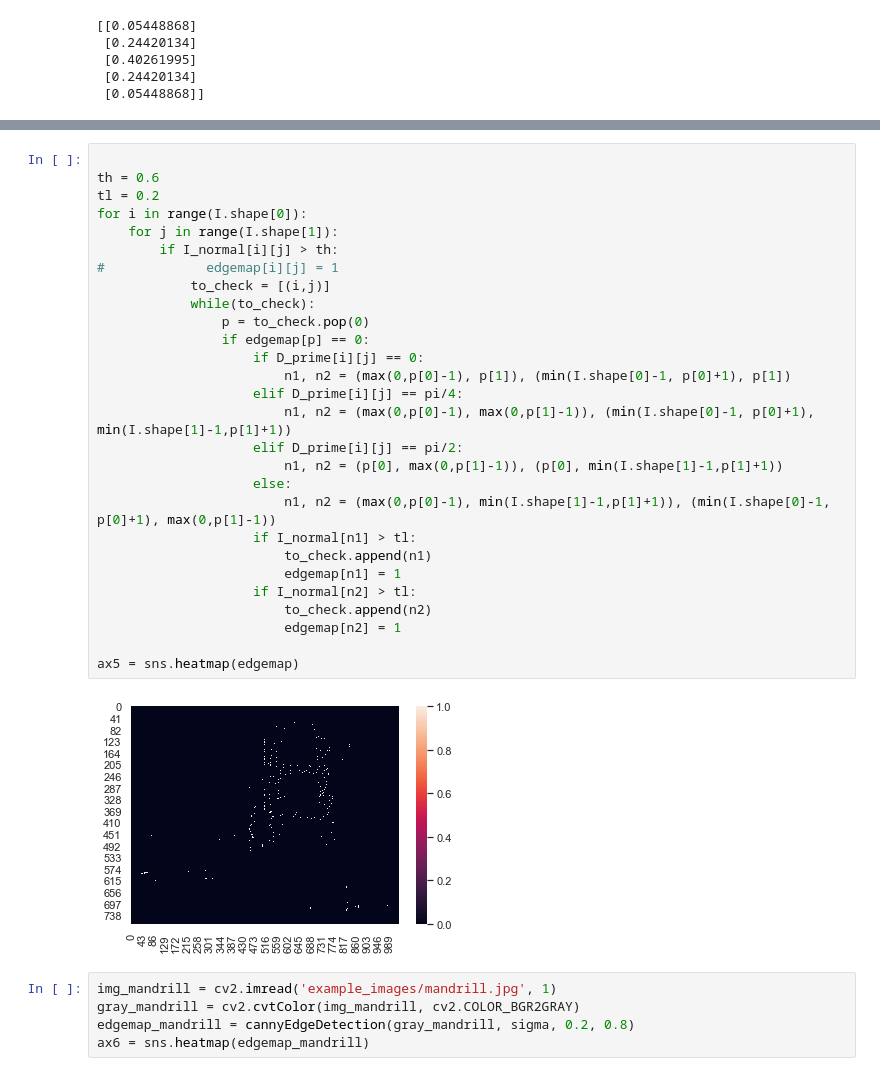
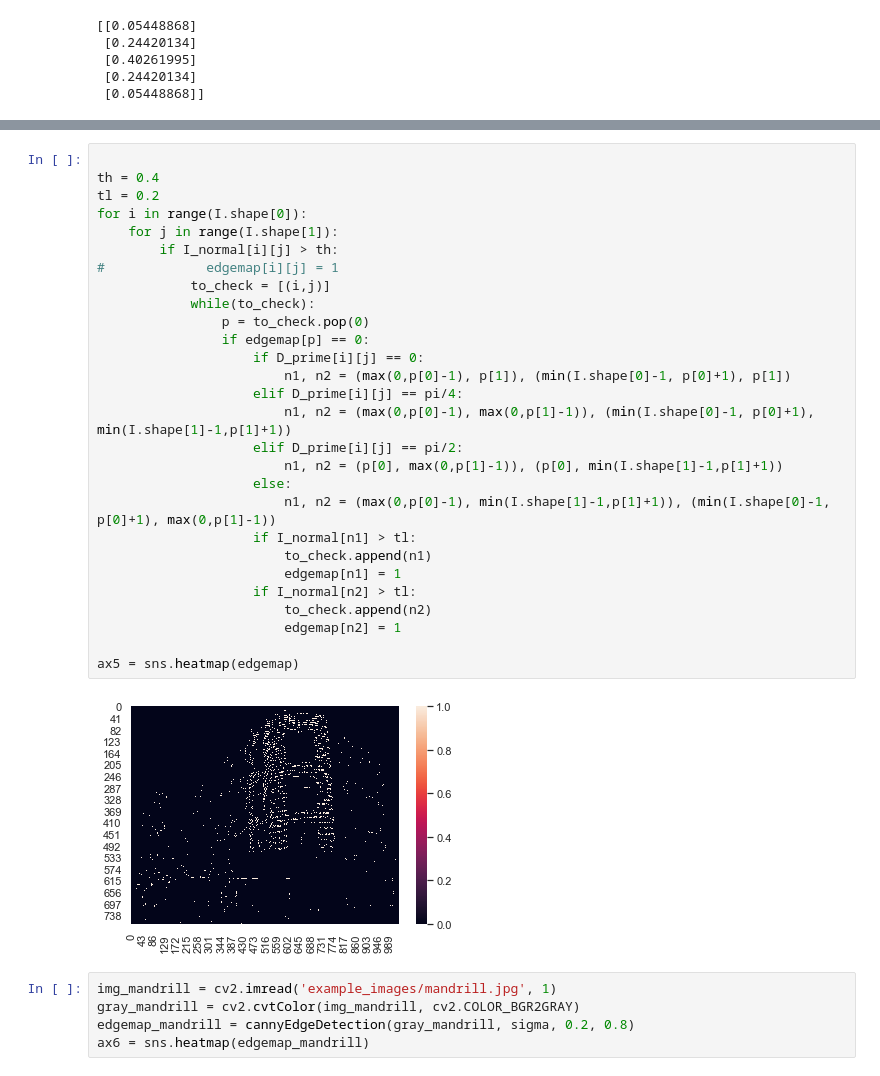
Before and after one commit to kwantlin/student-assignment-1, a Jupyter notebook: hw1.ipynb, the cells around one changed output, grey strips where cells are left out. Saved outputs shown, nothing was run; the diff lists cells and outputs as text.

```diff
--- a/hw1.ipynb
+++ b/hw1.ipynb
@@ -178,33 +198,33 @@ normalized I
 # %%
 
-th = 0.6
+th = 0.4
 tl = 0.2
 for i in range(I.shape[0]):
     for j in range(I.shape[1]):
         if I_normal[i][j] > th:
 #             edgemap[i][j] = 1
             to_check = [(i,j)]
             while(to_check):
                 p = to_check.pop(0)
                 if edgemap[p] == 0:
                     if D_prime[i][j] == 0:
                         n1, n2 = (max(0,p[0]-1), p[1]), (min(I.shape[0]-1, p[0]+1), p[1])
                     elif D_prime[i][j] == pi/4:
                         n1, n2 = (max(0,p[0]-1), max(0,p[1]-1)), (min(I.shape[0]-1, p[0]+1), min(I.shape[1]-1,p[1]+1))
                     elif D_prime[i][j] == pi/2:
                         n1, n2 = (p[0], max(0,p[1]-1)), (p[0], min(I.shape[1]-1,p[1]+1))
                     else:
                         n1, n2 = (max(0,p[0]-1), min(I.shape[1]-1,p[1]+1)), (min(I.shape[0]-1, p[0]+1), max(0,p[1]-1))
                     if I_normal[n1] > tl:
                         to_check.append(n1)
                         edgemap[n1] = 1
                     if I_normal[n2] > tl:
                         to_check.append(n2)
                         edgemap[n2] = 1
 
 ax5 = sns.heatmap(edgemap)
 # %% [output]
-[figure, old version]
+[figure, new version]
 # %%
 img_mandrill = cv2.imread('example_images/mandrill.jpg', 1)
 gray_mandrill = cv2.cvtColor(img_mandrill, cv2.COLOR_BGR2GRAY)
```
Also changed, not shown: parts of 8 cells of this notebook, 2 other files.
